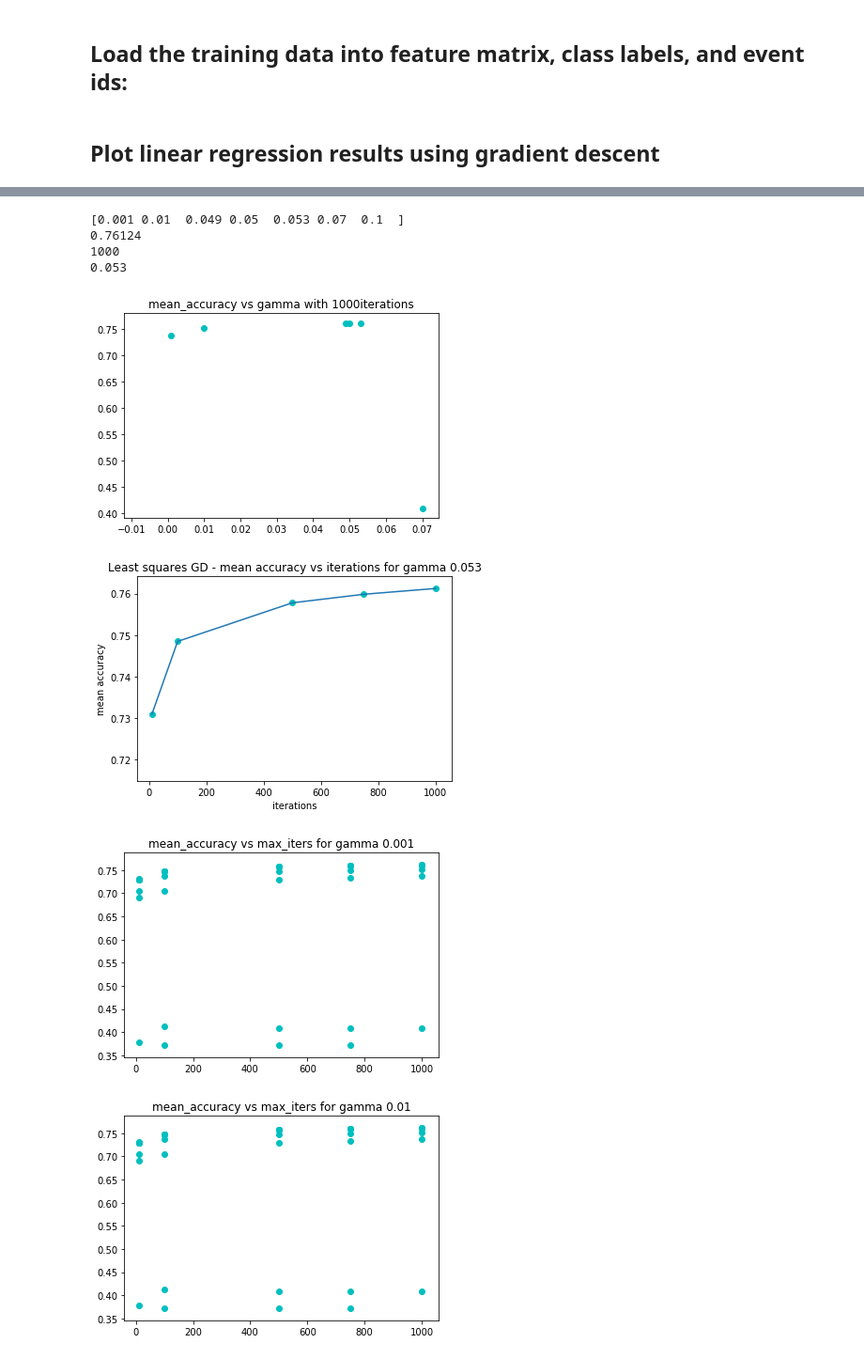
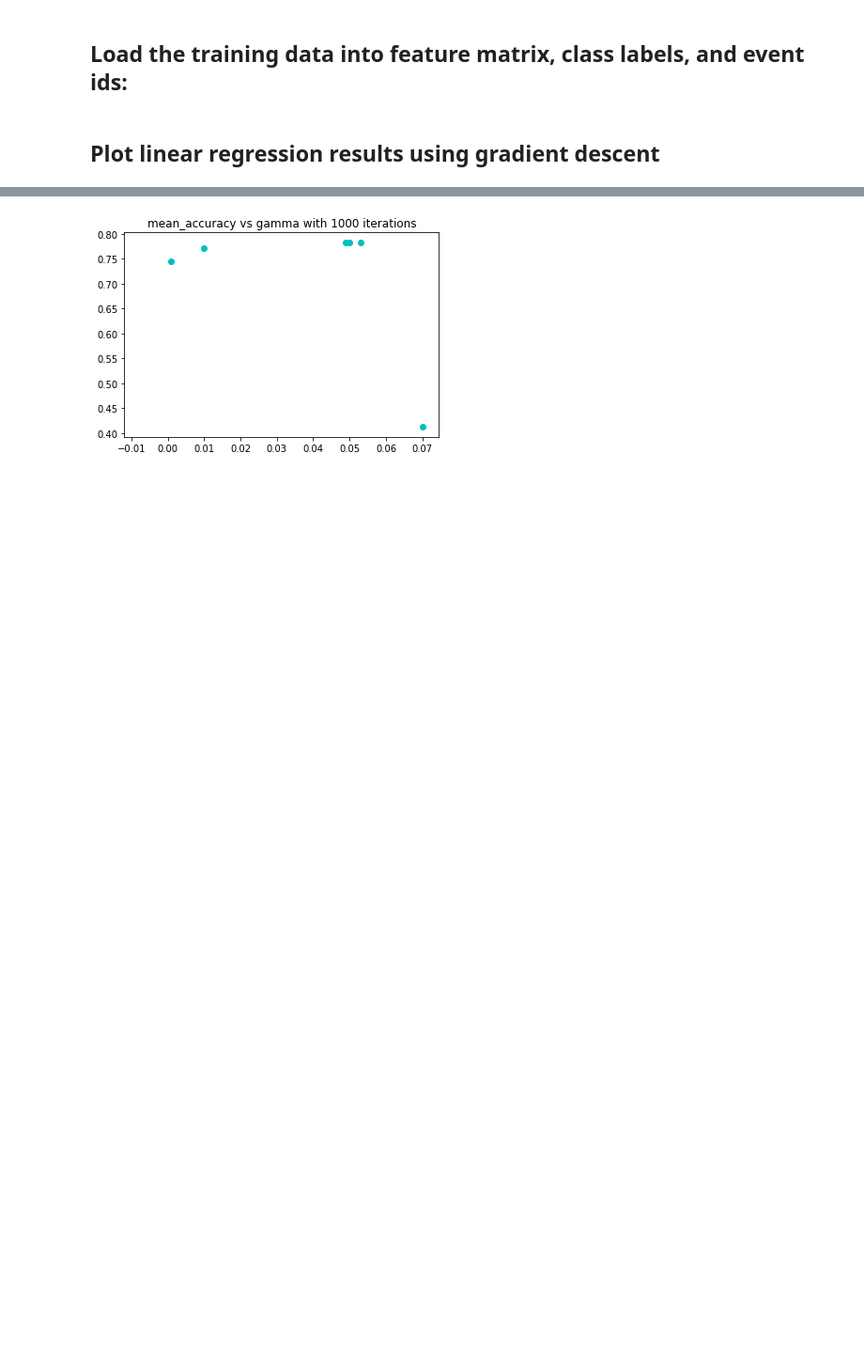
Before and after one commit to AdrienBertaud/Find-the-Higgs-boson-with-machine-learning, a Jupyter notebook: plot_lin_reg_GD.ipynb, the cells around one changed output, grey strips where cells are left out. Shown at 94% size. Cells and saved outputs as stored; diff of their text form; code cells hidden in the pictures; blank space fills up the shorter version.

```diff
--- a/plot_lin_reg_GD.ipynb
+++ b/plot_lin_reg_GD.ipynb
@@ -92,5 +89,9 @@ for max_iter in max_iters:
 ZeroDivisionError: division by zero
 # %%
 import pickle
-filehandler = open("logistic_regression_eval_201015_12h00_Adr.p", 'wb')
+file = "lin_reg_GD_eval_201016_Adr.p"
+filehandler = open(file, 'wb')
 pickle.dump(evaluation_data, filehandler)
+# %%
+eval = pickle.load(open(file, "rb"))
+print(eval)
@@ -97,6 +116,4 @@ pickle.dump(evaluation_data, filehandler)
 # %%
-eval = evaluation_data
-
 gamma = []
 max_iters = []
 best_mean_accuracy = 0
@@ -107,80 +124,35 @@ for item in eval:
     gamma.append(param['gamma'])
     max_iters.append(param['max_iters'])
     #print(item['mean_accuracy'])
 
     best_mean_accuracy = max(item['mean_accuracy'], best_mean_accuracy)
 
 gamma_uniq = np.unique(gamma)
 max_iters_uniq = np.unique(max_iters)
 
-print(gamma_uniq)
-print(best_mean_accuracy)
+#print(gamma_uniq)
+#print(best_mean_accuracy)
 best_max_iters = 0
 best_gamma = 0
 
 for item in eval:
     param = item['parameters']
 
     if best_mean_accuracy == item['mean_accuracy']:
         best_max_iters = param['max_iters']
         best_gamma = param['gamma']
         #print(param)
 
-print(best_max_iters)
-print(best_gamma)
+#print(best_max_iters)
+#print(best_gamma)
 
 plt.title('mean_accuracy vs gamma with ' + str(best_max_iters) + ' iterations')
 for item in eval:
     param = item['parameters']
 
     if best_max_iters == param['max_iters']:
         plt.scatter(param['gamma'], item['mean_accuracy'], color ='c')
 
 plt.show()
-
-accuracies = []
-iterations = []
-
-title = 'Least squares GD - mean accuracy vs iterations for gamma ' + str(best_gamma)
-plt.title(title)
-
-for item in eval:
-    param = item['parameters']
-
-    if best_gamma == param['gamma']:
-        accuracies.append(item['mean_accuracy'])
-        iterations.append(param['max_iters'])
-        plt.scatter(param['max_iters'], item['mean_accuracy'], color ='c')
-
-plt.plot(iterations,accuracies)
-plt.xlabel('iterations')
-plt.ylabel('mean accuracy')
-plt.savefig(title + '.jpg')
-plt.show()
-
-for gamma_iter in gamma_uniq:
-
-    plt.title('mean_accuracy vs max_iters for gamma ' + str(gamma_iter))
-
-    for item in eval:
-        param = item['parameters']
-        plt.scatter(param['max_iters'], item['mean_accuracy'], color ='c')
-    plt.show()
-
-for max_iter in max_iters_uniq:
-
-    plt.title('mean_accuracy vs gamma for max_iter = ' + str(gamma_iter))
-
-    for item in eval:
-        param = item['parameters']
-        plt.scatter(param['gamma'], item['mean_accuracy'], color ='c')
-    plt.show()
 # %% [output]
-[0.001 0.01  0.049 0.05  0.053 0.07  0.1  ]
-0.76124
-1000
-0.053
-[figure, old version]
+[figure, new version]
-[figure, removed]
-[figure, removed]
-[figure, removed]
```
Also changed, not shown: parts of 5 cells of this notebook, 21 other files.
